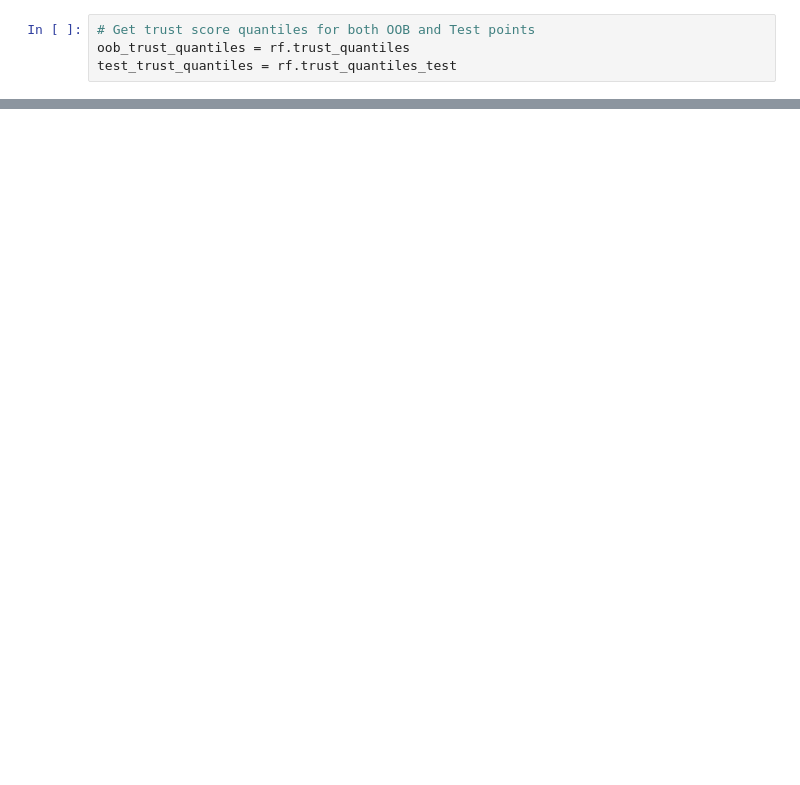
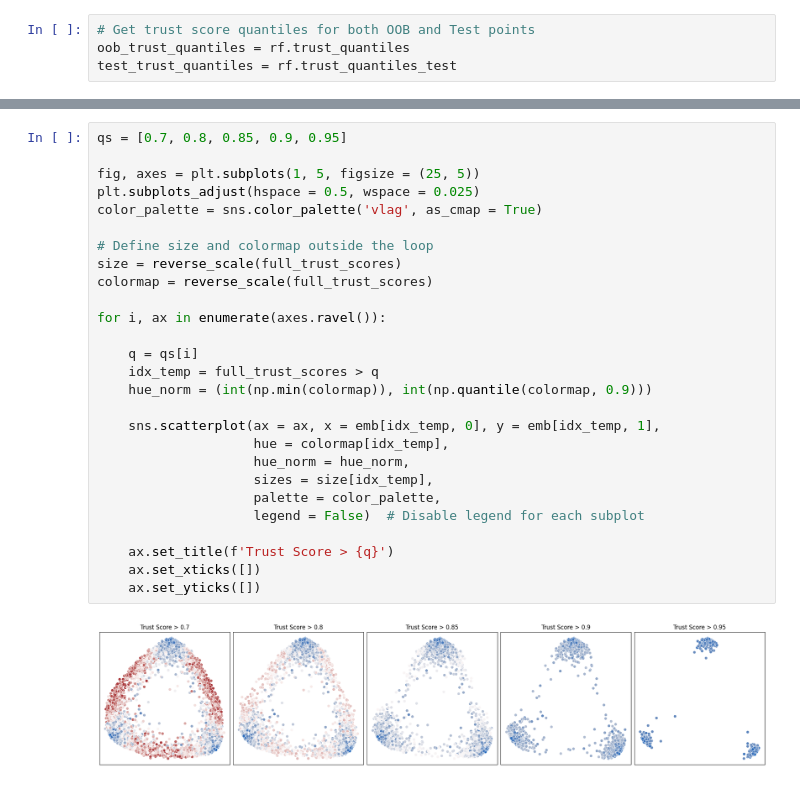
Before and after one commit to jakerhodes/RF-GAP-Python, a Jupyter notebook: trust_score_plots.ipynb, the cells around one changed output, grey strips where cells are left out. Drawn from its saved outputs; the diff is of its cells as text; blank space fills up the shorter version.

```diff
--- a/trust_score_plots.ipynb
+++ b/trust_score_plots.ipynb
@@ -167,0 +208,29 @@ Text(0.5, 0, 'Trust Score Quantiles')
+# %%
+qs = [0.7, 0.8, 0.85, 0.9, 0.95]
+
+fig, axes = plt.subplots(1, 5, figsize = (25, 5))
+plt.subplots_adjust(hspace = 0.5, wspace = 0.025)
+color_palette = sns.color_palette('vlag', as_cmap = True)
+
+# Define size and colormap outside the loop
+size = reverse_scale(full_trust_scores)
+colormap = reverse_scale(full_trust_scores)
+
+for i, ax in enumerate(axes.ravel()):
+
+    q = qs[i]
+    idx_temp = full_trust_scores > q
+    hue_norm = (int(np.min(colormap)), int(np.quantile(colormap, 0.9)))
+
+    sns.scatterplot(ax = ax, x = emb[idx_temp, 0], y = emb[idx_temp, 1],
+                    hue = colormap[idx_temp],
+                    hue_norm = hue_norm,
+                    sizes = size[idx_temp],
+                    palette = color_palette,
+                    legend = False)  # Disable legend for each subplot
+
+    ax.set_title(f'Trust Score > {q}')
+    ax.set_xticks([])
+    ax.set_yticks([])
+# %% [output]
+[figure, added]
```
Also changed, not shown: parts of 11 cells of this notebook.
